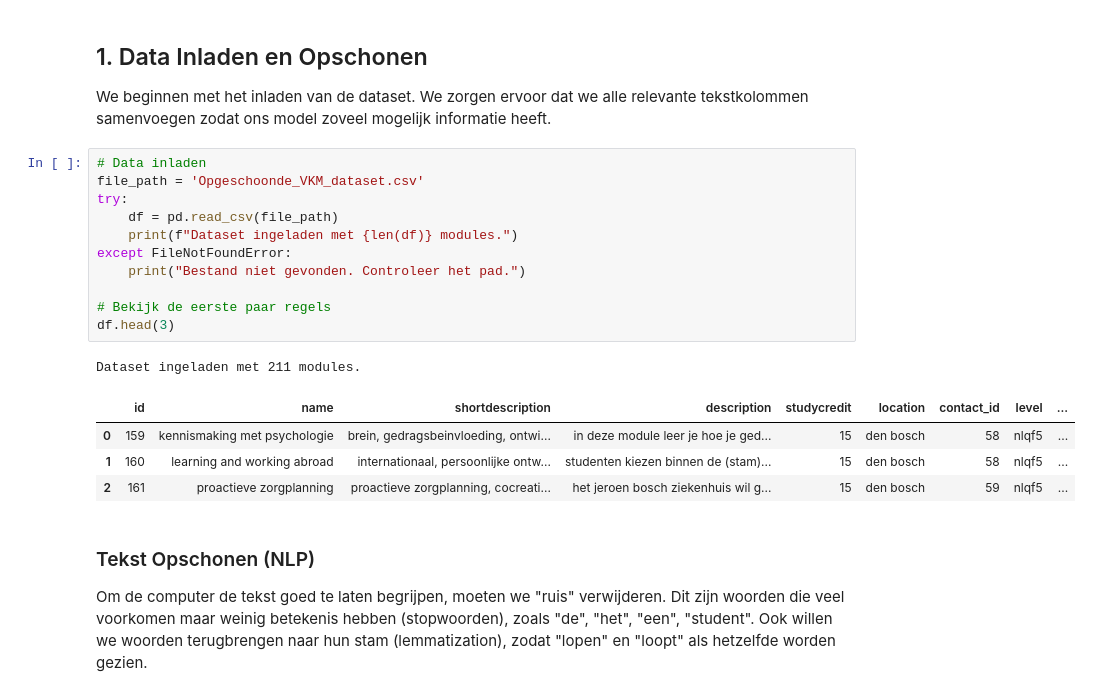
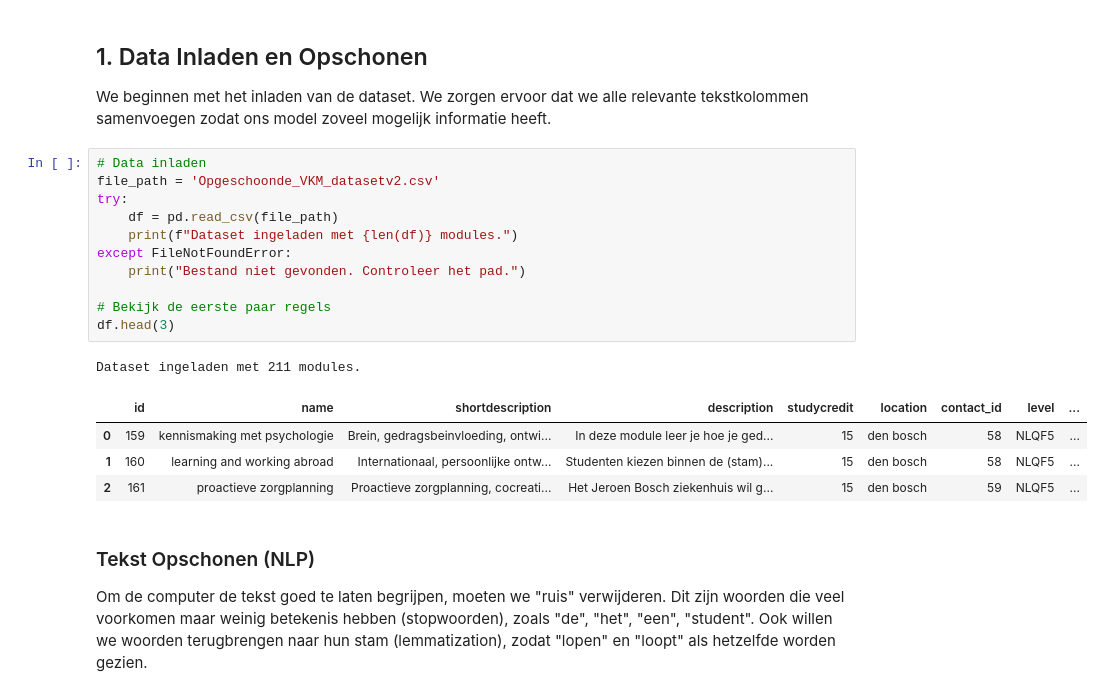
Before and after one commit to Yazan26/VKM_Datascience, a Jupyter notebook: VKM/Final Notebook maken/Geavanceerd_VKM_Aanbevelingssysteem.ipynb, the cells around one changed output. Cells and saved outputs as stored; diff of their text form.

```diff
--- a/VKM/Final Notebook maken/Geavanceerd_VKM_Aanbevelingssysteem.ipynb
+++ b/VKM/Final Notebook maken/Geavanceerd_VKM_Aanbevelingssysteem.ipynb
@@ -42,21 +42,21 @@ libraries geladen.
 We beginnen met het inladen van de dataset. We zorgen ervoor dat we alle relevante tekstkolommen samenvoegen zodat ons model zoveel mogelijk informatie heeft.
 # %%
 # Data inladen
-file_path = 'Opgeschoonde_VKM_dataset.csv'
+file_path = 'Opgeschoonde_VKM_datasetv2.csv'
 try:
     df = pd.read_csv(file_path)
     print(f"Dataset ingeladen met {len(df)} modules.")
 except FileNotFoundError:
     print("Bestand niet gevonden. Controleer het pad.")
 
 # Bekijk de eerste paar regels
 df.head(3)
 # %% [output]
 Dataset ingeladen met 211 modules.
 |  | id | name | shortdescription | description | studycredit | location | contact_id | level | ... |
-| 0 | 159 | kennismaking met psychologie | brein, gedragsbeinvloeding, ontwi... | in deze module leer je hoe je ged... | 15 | den bosch | 58 | nlqf5 | ... |
-| 1 | 160 | learning and working abroad | internationaal, persoonlijke ontw... | studenten kiezen binnen de (stam)... | 15 | den bosch | 58 | nlqf5 | ... |
-| 2 | 161 | proactieve zorgplanning | proactieve zorgplanning, cocreati... | het jeroen bosch ziekenhuis wil g... | 15 | den bosch | 59 | nlqf5 | ... |
+| 0 | 159 | kennismaking met psychologie | Brein, gedragsbeinvloeding, ontwi... | In deze module leer je hoe je ged... | 15 | den bosch | 58 | NLQF5 | ... |
+| 1 | 160 | learning and working abroad | Internationaal, persoonlijke ontw... | Studenten kiezen binnen de (stam)... | 15 | den bosch | 58 | NLQF5 | ... |
+| 2 | 161 | proactieve zorgplanning | Proactieve zorgplanning, cocreati... | Het Jeroen Bosch ziekenhuis wil g... | 15 | den bosch | 59 | NLQF5 | ... |
 # %% [markdown]
 ### Tekst Opschonen (NLP)
 Om de computer de tekst goed te laten begrijpen, moeten we "ruis" verwijderen. Dit zijn woorden die veel voorkomen maar weinig betekenis hebben (stopwoorden), zoals "de", "het", "een", "student". Ook willen we woorden terugbrengen naar hun stam (lemmatization), zodat "lopen" en "loopt" als hetzelfde worden gezien.
```
Also changed, not shown: parts of 3 cells of this notebook, 1 other file.
